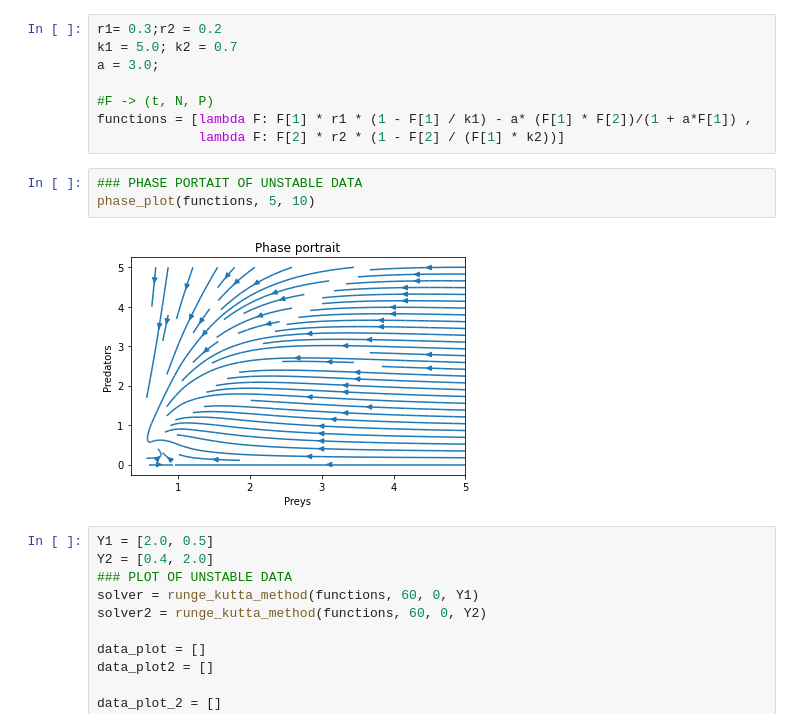
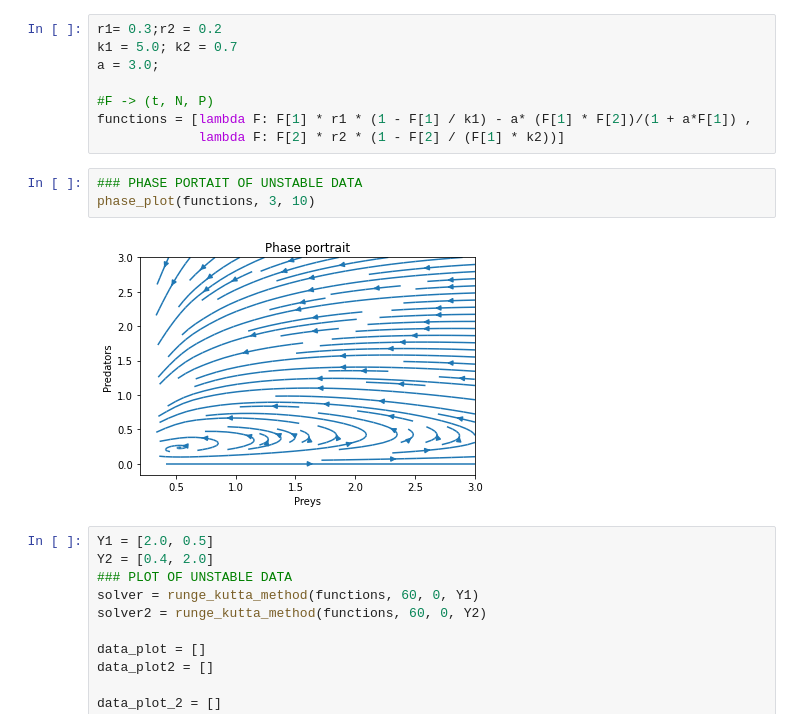
Before and after one commit to Deneverhad/Lotka, a Jupyter notebook: Lotka-Voltera.ipynb, the cells around one changed output. Saved outputs shown, nothing was run; the diff lists cells and outputs as text.

```diff
--- a/Lotka-Voltera.ipynb
+++ b/Lotka-Voltera.ipynb
@@ -218,9 +218,9 @@ functions = [lambda F: F[1] * r1 * (1 - F[1] / k1) - a* (F[1] * F[2])/(1 + a*F[1
              lambda F: F[2] * r2 * (1 - F[2] / (F[1] * k2))]
 # %%
 ### PHASE PORTAIT OF UNSTABLE DATA
-phase_plot(functions, 5, 10)
+phase_plot(functions, 3, 10)
 # %% [output]
-[figure, old version]
+[figure, new version]
 # %%
 Y1 = [2.0, 0.5]
 Y2 = [0.4, 2.0]
```
Also changed, not shown: parts of 3 cells of this notebook.
